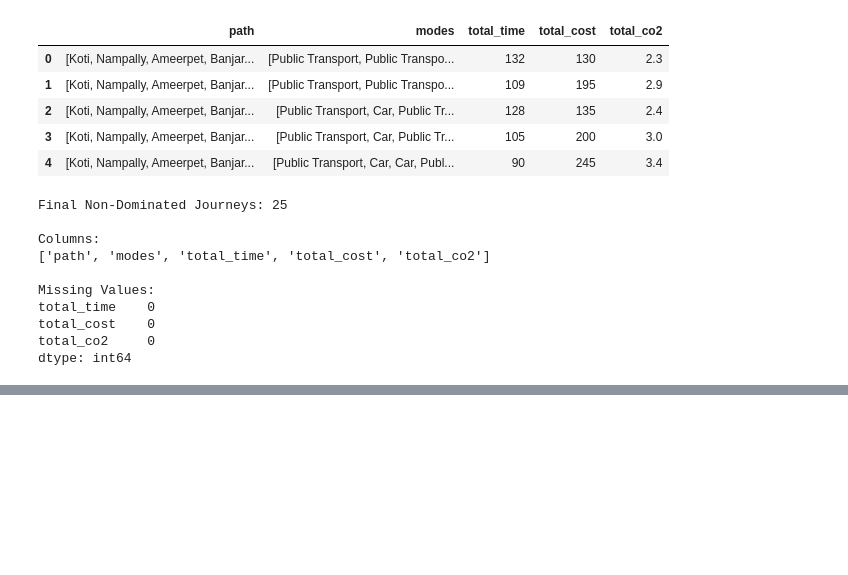
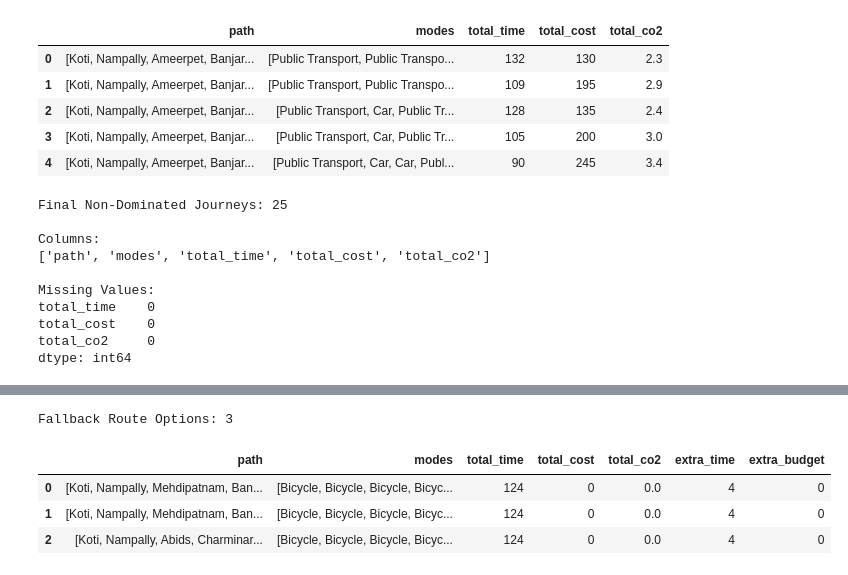
Before and after one commit to thanmai-09/ai-sustainable-multimodal-route-planner, a Jupyter notebook: sustainable_multimodal_route_planner.ipynb, the cells around one changed output, grey strips where cells are left out. Saved outputs shown, nothing was run; the diff lists cells and outputs as text; code cells hidden in the pictures; blank space fills up the shorter version.

```diff
--- a/sustainable_multimodal_route_planner.ipynb
+++ b/sustainable_multimodal_route_planner.ipynb
@@ -1393,0 +1707,23 @@ dtype: int64
+# %%
+### Prepare the Fallback Display
+
+fallback_routes = closest_alternatives[
+    [
+        "path",
+        "modes",
+        "total_time",
+        "total_cost",
+        "total_co2",
+        "extra_time",
+        "extra_budget"
+    ]
+].copy()
+
+print("Fallback Route Options:", len(fallback_routes))
+fallback_routes
+# %% [output]
+Fallback Route Options: 3
+|  | path | modes | total_time | total_cost | total_co2 | extra_time | extra_budget |
+| 0 | [Koti, Nampally, Mehdipatnam, Ban... | [Bicycle, Bicycle, Bicycle, Bicyc... | 124 | 0 | 0.0 | 4 | 0 |
+| 1 | [Koti, Nampally, Mehdipatnam, Ban... | [Bicycle, Bicycle, Bicycle, Bicyc... | 124 | 0 | 0.0 | 4 | 0 |
+| 2 | [Koti, Nampally, Abids, Charminar... | [Bicycle, Bicycle, Bicycle, Bicyc... | 124 | 0 | 0.0 | 4 | 0 |
```
Also changed, not shown: parts of 19 cells of this notebook.
